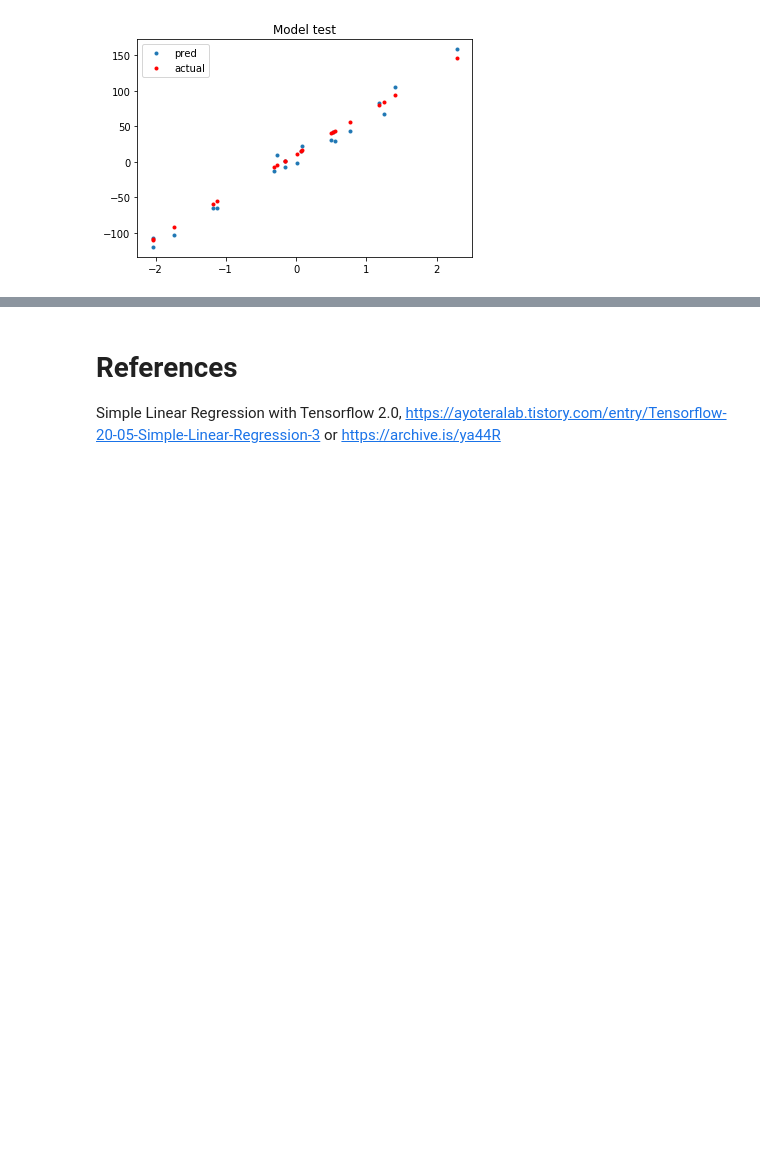
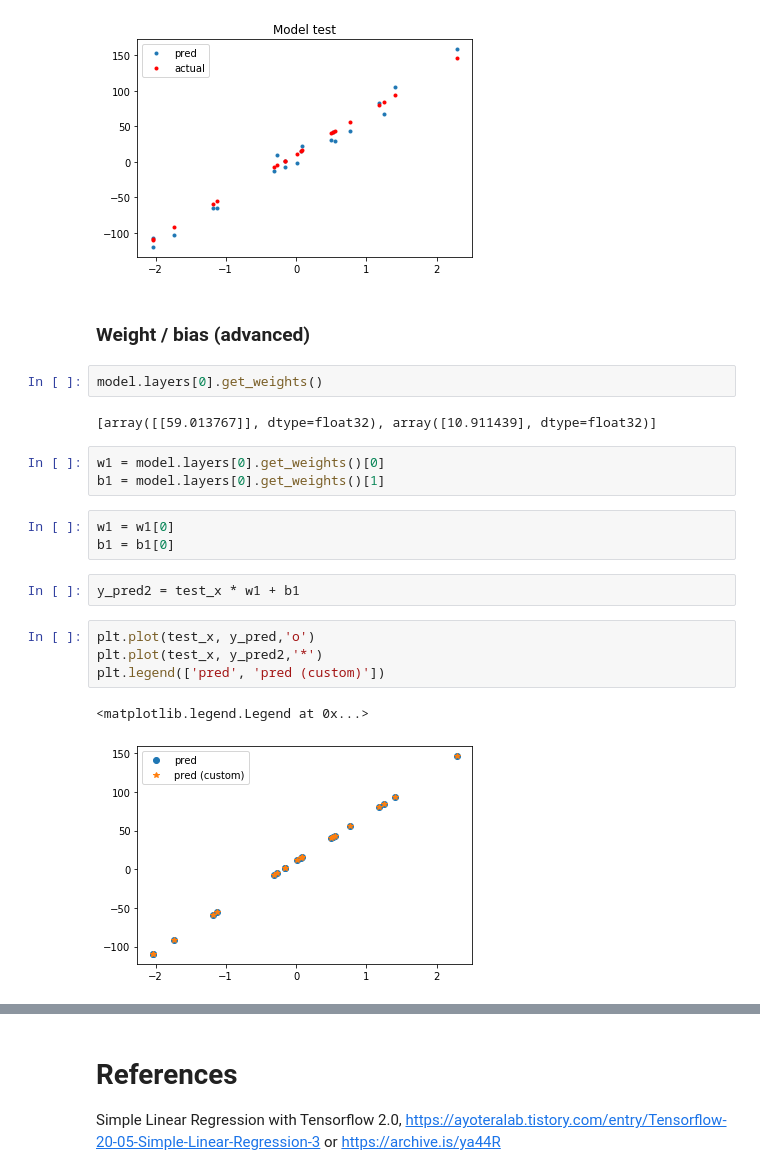
Before and after one commit to dalek7/SKKU_ML_21S, a Jupyter notebook: W10_03_linear_regression_keras.ipynb, the cells around one changed output, grey strips where cells are left out. Drawn from its saved outputs; the diff is of its cells as text; blank space fills up the shorter version.

```diff
--- a/W10_03_linear_regression_keras.ipynb
+++ b/W10_03_linear_regression_keras.ipynb
@@ -100,3 +100,24 @@ plt.title('Model test')
 # %% [output]
 Text(0.5, 1.0, 'Model test')
 [figure]
+# %% [markdown]
+### Weight / bias (advanced)
+# %%
+model.layers[0].get_weights()
+# %% [output]
+[array([[59.013767]], dtype=float32), array([10.911439], dtype=float32)]
+# %%
+w1 = model.layers[0].get_weights()[0]
+b1 = model.layers[0].get_weights()[1]
+# %%
+w1 = w1[0]
+b1 = b1[0]
+# %%
+y_pred2 = test_x * w1 + b1
+# %%
+plt.plot(test_x, y_pred,'o')
+plt.plot(test_x, y_pred2,'*')
+plt.legend(['pred', 'pred (custom)'])
+# %% [output]
+<matplotlib.legend.Legend at 0x...>
+[figure, added]
```
Also changed, not shown: parts of 2 cells of this notebook.
